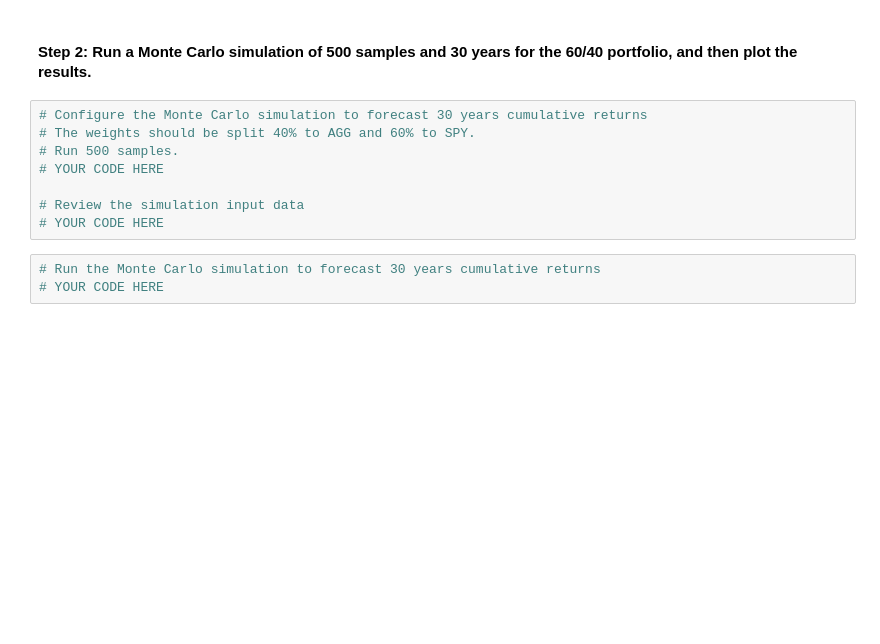
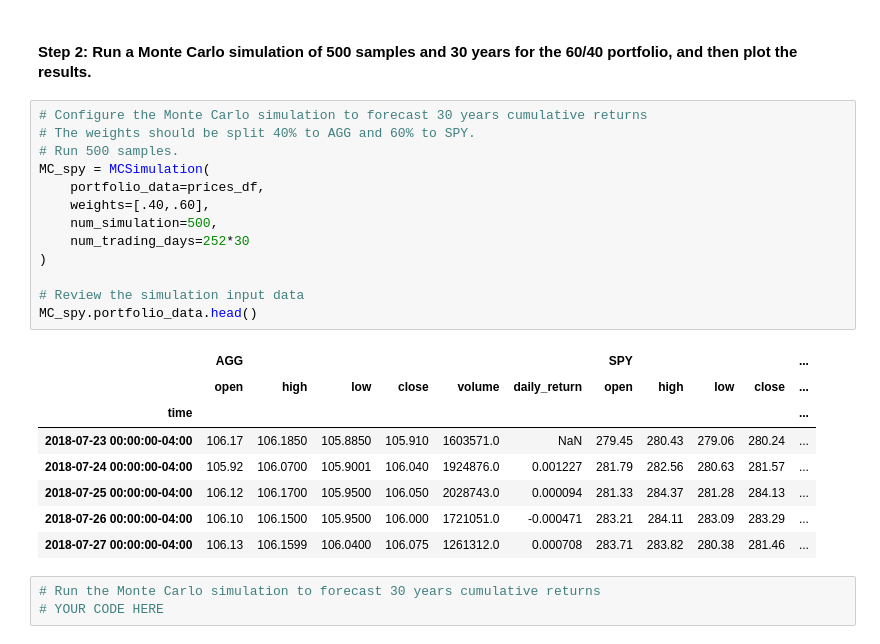
Before and after one commit to ForrestSurles/Retirement_Portfolio_Planner, a Jupyter notebook: financial_planning_tools.ipynb, the cells around one changed output. Saved outputs shown, nothing was run; the diff lists cells and outputs as text; blank space fills up the shorter version.

Commit message:
Configure the monte carlo simulation

```diff
--- a/financial_planning_tools.ipynb
+++ b/financial_planning_tools.ipynb
@@ -493,11 +493,25 @@ display(prices_df.tail())
 # %%
 # Configure the Monte Carlo simulation to forecast 30 years cumulative returns
 # The weights should be split 40% to AGG and 60% to SPY.
 # Run 500 samples.
-# YOUR CODE HERE
+MC_spy = MCSimulation(
+    portfolio_data=prices_df,
+    weights=[.40,.60],
+    num_simulation=500,
+    num_trading_days=252*30
+)
 
 # Review the simulation input data
-# YOUR CODE HERE
+MC_spy.portfolio_data.head()
+# %% [output]
+|  | AGG |  |  |  |  |  | SPY |  |  |  | ... |
+|  | open | high | low | close | volume | daily_return | open | high | low | close | ... |
+| time |  |  |  |  |  |  |  |  |  |  | ... |
+| 2018-07-23 00:00:00-04:00 | 106.17 | 106.1850 | 105.8850 | 105.910 | 1603571.0 | NaN | 279.45 | 280.43 | 279.06 | 280.24 | ... |
+| 2018-07-24 00:00:00-04:00 | 105.92 | 106.0700 | 105.9001 | 106.040 | 1924876.0 | 0.001227 | 281.79 | 282.56 | 280.63 | 281.57 | ... |
+| 2018-07-25 00:00:00-04:00 | 106.12 | 106.1700 | 105.9500 | 106.050 | 2028743.0 | 0.000094 | 281.33 | 284.37 | 281.28 | 284.13 | ... |
+| 2018-07-26 00:00:00-04:00 | 106.10 | 106.1500 | 105.9500 | 106.000 | 1721051.0 | -0.000471 | 283.21 | 284.11 | 283.09 | 283.29 | ... |
+| 2018-07-27 00:00:00-04:00 | 106.13 | 106.1599 | 106.0400 | 106.075 | 1261312.0 | 0.000708 | 283.71 | 283.82 | 280.38 | 281.46 | ... |
 # %%
 # Run the Monte Carlo simulation to forecast 30 years cumulative returns
 # YOUR CODE HERE
```
